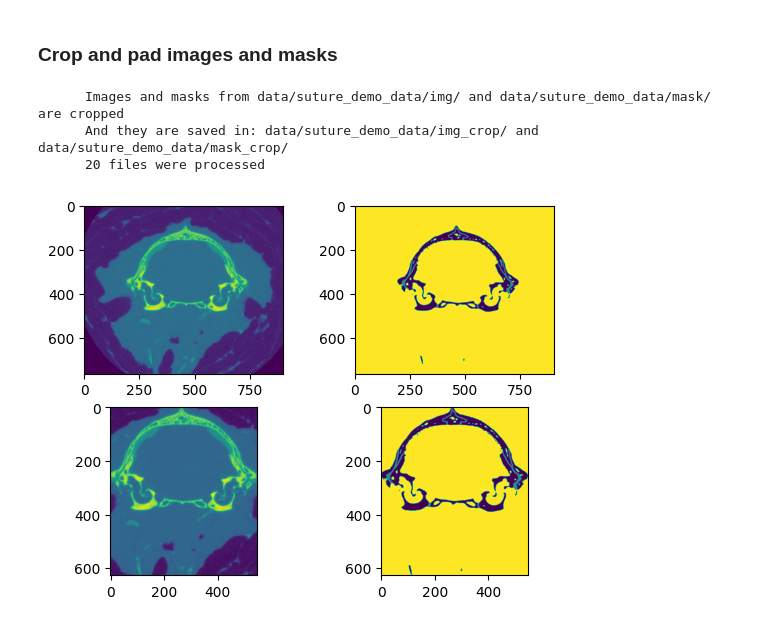
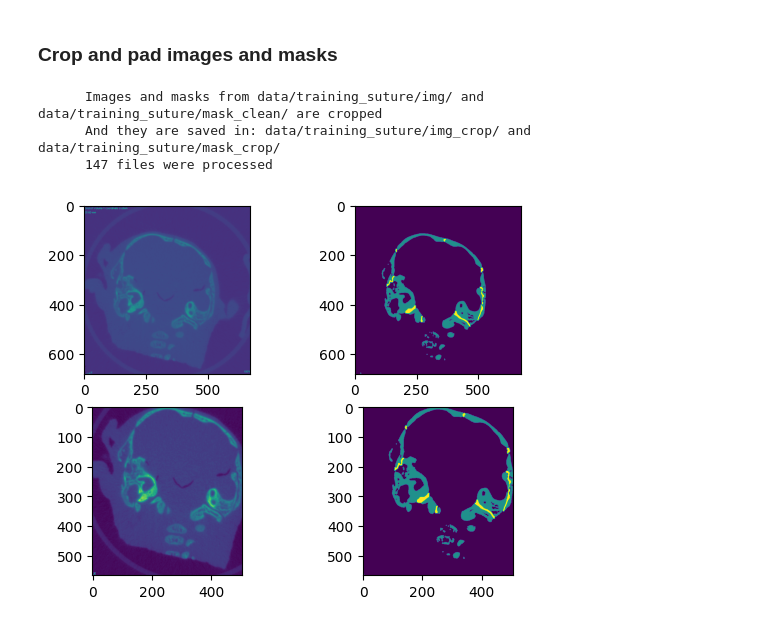
Before and after one commit to EchanHe/suture_dl_pipeline, a Jupyter notebook: process_training_set.ipynb, the cells around one changed output. Cells and saved outputs as stored; diff of their text form; code cells hidden in the pictures.

Commit message:
add augmentation and train from checkpoint

```diff
--- a/process_training_set.ipynb
+++ b/process_training_set.ipynb
@@ -51,13 +51,18 @@ print(f"""
       """)
 # %%
 # Visualise the segmentation masks (pixel values from 1 to N)
-# interpolate (1 to N) -> (0, 255)
+# interpolate (0 to N) -> (0, 255)
 # Reads in images from <mask_dir> and output visualised version in <vis_dir>
 
-mask_dir = "data/training_suture_mini/mask_pad_clean"
-vis_dir = "data/visualised_version_clean/"
-
+mask_dir = "data/suture_demo_data/cc_mask"
+vis_dir = "data/suture_demo_data/visualised_cc"
+Path(vis_dir).mkdir(parents=True, exist_ok=True)
 files = os.listdir(mask_dir)
 for file in files:
     img = cv2.imread(os.path.join(mask_dir , file), cv2.IMREAD_GRAYSCALE )
-    cv2.imwrite(os.path.join(vis_dir,file), np.interp(img, [1, np.max(img)],[1,255]).astype('uint8')  )
+    img_ori = img.copy()
+    cv2.imwrite(os.path.join(vis_dir,file), np.interp(img, [0, np.max(img)],[1,255]).astype('uint8')  )
+
+print(f"""
+      {len(files)} Masks were visualised in {vis_dir}
+      """)
@@ -74,8 +81,8 @@ Update the values for the segmented classes
 ### To change ###
 
 # mask_dir the directory for the origin masks, new_dir the directory for output masks
-mask_dir = "data/training_suture_mini/mask_pad_clean_dragonfly/"
-new_dir= "data/training_suture_mini/mask_pad_clean/"
+mask_dir = "data/training_suture/mask_ori/"
+new_dir= "data/training_suture/mask/"
 Path(new_dir).mkdir(parents=True, exist_ok=True)
 
 ### update old values to new values. Its use cases：
@@ -171,8 +178,8 @@ print(f"""
 # To change
 # mask_dir: the directory of the masks
 # new_dir: the directory of the cleaned masks
-mask_dir = "data/suture_demo_data/mask_pad/"
-new_dir = "data/suture_demo_data/mask_pad_clean/"
+mask_dir = "data/training_suture/mask/"
+new_dir = "data/training_suture/mask_clean/"
 Path(new_dir).mkdir(parents=True, exist_ok=True)
 #
 
@@ -180,6 +187,7 @@ files = os.listdir(mask_dir)
 for file in files:
     # print(file)
     img = cv2.imread(os.path.join(mask_dir , file), cv2.IMREAD_GRAYSCALE )
+    img_ori = img.copy()
 
     bone = (img==1).astype('uint8')
     background = (img==3).astype('uint8')
@@ -187,8 +195,8 @@ for file in files:
     kernel = np.ones((3,3),np.uint8)
     opening = cv2.morphologyEx(bone, cv2.MORPH_OPEN, kernel)
 
-    img[(opening | (img==2))==0]=3
-    assert np.sum(img==3) +np.sum(img==2) + np.sum(img==1) == img.size, "Mask value not matching"
+    img[(opening | (img==2))==0]=0
+    assert np.sum(img==0) +np.sum(img==2) + np.sum(img==1) == img.size, "Mask value not matching"
 
     # # Turn 3: background to 1: non-suture
     # img[img==3]=2
@@ -196,13 +204,13 @@ for file in files:
     cv2.imwrite(os.path.join(new_dir,file), img)
 
 
-visual = False
+visual = True
 # If the visual is set True, it will plot the old and new versions of the last mask
 if visual:
     fig = plt.figure()
-    fig.colorbar(plt.imshow(mask))
+    fig.colorbar(plt.imshow(img_ori))
     fig = plt.figure()
-    fig.colorbar(plt.imshow(mask_copy))
+    fig.colorbar(plt.imshow(img))
 
 print(f"""
       Cleaning the noises of masks in {mask_dir}
@@ -221,11 +235,11 @@ print(f"""
 # new_dir: the directory of the cleaned masks
 # img_crop_dir: the directory for the cropped images
 # mask_crop_dir: the directory for the cropped images
-img_dir = "data/suture_demo_data/img/"
-mask_dir = "data/suture_demo_data/mask/"
+img_dir = "data/training_suture/img/"
+mask_dir = "data/training_suture/mask_clean/"
 
-img_crop_dir = "data/suture_demo_data/img_crop/"
-mask_crop_dir= "data/suture_demo_data/mask_crop/"
+img_crop_dir = "data/training_suture/img_crop/"
+mask_crop_dir= "data/training_suture/mask_crop/"
 
 Path(img_crop_dir).mkdir(parents=True, exist_ok=True)
 Path(mask_crop_dir).mkdir(parents=True, exist_ok=True)
@@ -253,37 +267,37 @@ for file in files:
     img = cv2.imread(os.path.join(img_dir , file), cv2.IMREAD_GRAYSCALE )
     img_ori = img.copy()
 
     img = img[min_h:max_h+1 ,min_w:max_w+1]
     cv2.imwrite(os.path.join(img_crop_dir,file), img)
 
 visual = True
 # If the visual is set True, it will plot the original and cropped images and masks.
 if visual:
     fig = plt.figure()
     plt.subplot(2, 2, 1)
     plt.imshow(img_ori)
 
     plt.subplot(2, 2, 2)
     plt.imshow(mask_ori)
 
     plt.subplot(2, 2, 3)
     plt.imshow(img)
 
     plt.subplot(2, 2, 4)
     plt.imshow(mask)
 
 
 
 print(f"""
       Images and masks from {img_dir} and {mask_dir} are cropped
       And they are saved in: {img_crop_dir} and {mask_crop_dir}
       {len(files)} files were processed
       """)
 # %% [output]
-      Images and masks from data/suture_demo_data/img/ and data/suture_demo_data/mask/ are cropped
-      And they are saved in: data/suture_demo_data/img_crop/ and data/suture_demo_data/mask_crop/
-      20 files were processed
+      Images and masks from data/training_suture/img/ and data/training_suture/mask_clean/ are cropped
+      And they are saved in: data/training_suture/img_crop/ and data/training_suture/mask_crop/
+      147 files were processed
-[figure, old version]
+[figure, new version]
 # %%
 ### Padding the images to the largest resolution ###
 # The training set 1.0 's largest resolution is 1681 x 1820
```
Also changed, not shown: parts of 5 cells of this notebook, 4 other files.
